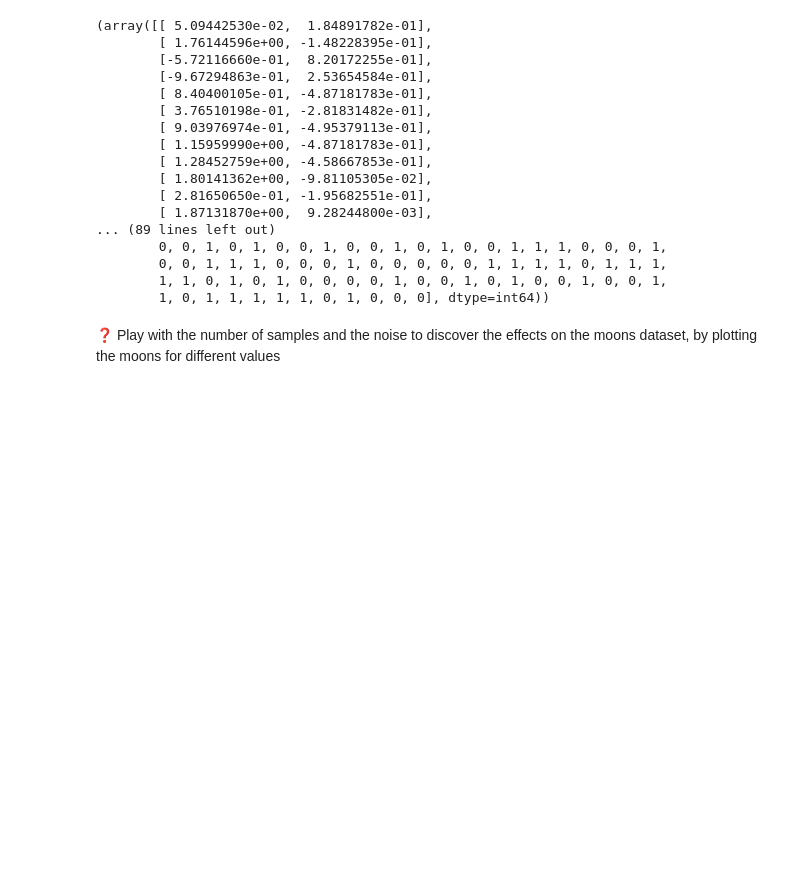
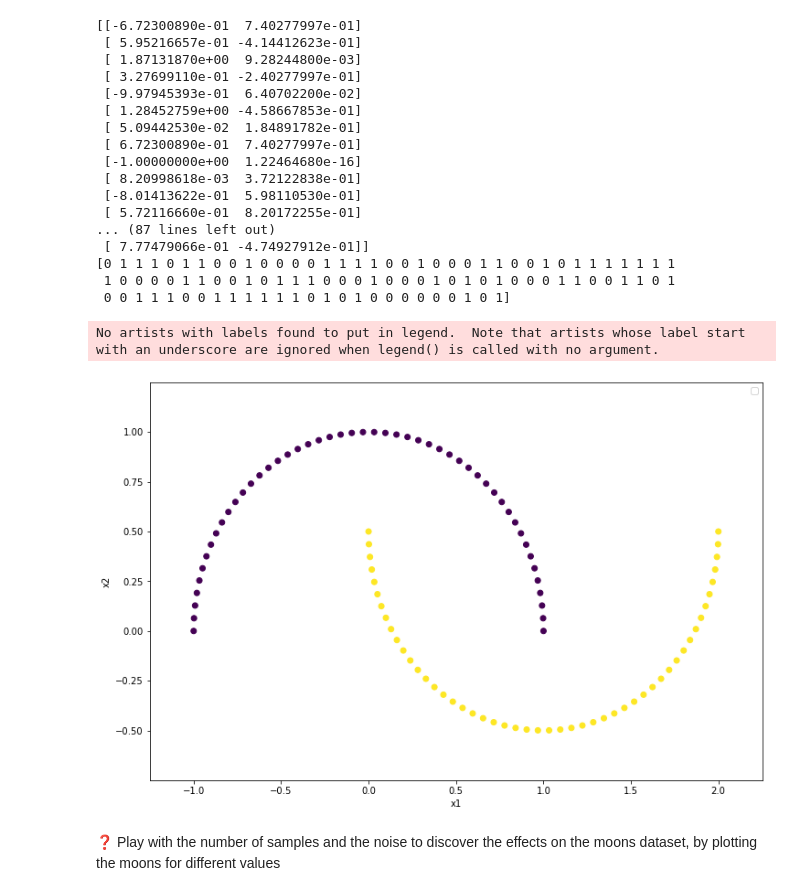
Before and after one commit to LaurenceAndraud/Deep-Learning, a Jupyter notebook: Exercice 2/your_first_neural_network.ipynb, the cells around one changed output. Drawn from its saved outputs; the diff is of its cells as text; code cells hidden in the pictures; blank space fills up the shorter version.

```diff
--- a/Exercice 2/your_first_neural_network.ipynb
+++ b/Exercice 2/your_first_neural_network.ipynb
@@ -23,29 +23,55 @@ As there are only two features, the points can be represented on a 2D-scatterplo
 Here, we will use the scikit-learn `make_moons` function [(see documentation here)](https://scikit-learn.org/stable/modules/generated/sklearn.datasets.make_moons.html) to create 2 moons that cannot be linearly separated. Each moon correspond to a class.
 # %%
 ### Data generation
+import sklearn
 from sklearn.datasets import make_moons
 import numpy as np
-sklearn.datasets.make_moons(n_samples=100, shuffle=True, noise=None, random_state=None)
+X, y = sklearn.datasets.make_moons(n_samples=100, shuffle=True, noise=None, random_state=None)
+print(X)
+print(y)
 # %% [output]
-(array([[ 5.09442530e-02,  1.84891782e-01],
-        [ 1.76144596e+00, -1.48228395e-01],
-        [-5.72116660e-01,  8.20172255e-01],
-        [-9.67294863e-01,  2.53654584e-01],
-        [ 8.40400105e-01, -4.87181783e-01],
-        [ 3.76510198e-01, -2.81831482e-01],
-        [ 9.03976974e-01, -4.95379113e-01],
-        [ 1.15959990e+00, -4.87181783e-01],
-        [ 1.28452759e+00, -4.58667853e-01],
-        [ 1.80141362e+00, -9.81105305e-02],
-        [ 2.81650650e-01, -1.95682551e-01],
-        [ 1.87131870e+00,  9.28244800e-03],
-... (89 lines left out)
-        0, 0, 1, 0, 1, 0, 0, 1, 0, 0, 1, 0, 1, 0, 0, 1, 1, 1, 0, 0, 0, 1,
-        0, 0, 1, 1, 1, 0, 0, 0, 1, 0, 0, 0, 0, 0, 1, 1, 1, 1, 0, 1, 1, 1,
-        1, 1, 0, 1, 0, 1, 0, 0, 0, 0, 1, 0, 0, 1, 0, 1, 0, 0, 1, 0, 0, 1,
-        1, 0, 1, 1, 1, 1, 1, 0, 1, 0, 0, 0], dtype=int64))
+[[-6.72300890e-01  7.40277997e-01]
+ [ 5.95216657e-01 -4.14412623e-01]
+ [ 1.87131870e+00  9.28244800e-03]
+ [ 3.27699110e-01 -2.40277997e-01]
+ [-9.97945393e-01  6.40702200e-02]
+ [ 1.28452759e+00 -4.58667853e-01]
+ [ 5.09442530e-02  1.84891782e-01]
+ [ 6.72300890e-01  7.40277997e-01]
+ [-1.00000000e+00  1.22464680e-16]
+ [ 8.20998618e-03  3.72122838e-01]
+ [-8.01413622e-01  5.98110530e-01]
+ [ 5.72116660e-01  8.20172255e-01]
+... (87 lines left out)
+ [ 7.77479066e-01 -4.74927912e-01]]
+[0 1 1 1 0 1 1 0 0 1 0 0 0 0 1 1 1 1 0 0 1 0 0 0 1 1 0 0 1 0 1 1 1 1 1 1 1
+ 1 0 0 0 0 1 1 0 0 1 0 1 1 1 0 0 0 1 0 0 0 1 0 1 0 1 0 0 0 1 1 0 0 1 1 0 1
+ 0 0 1 1 1 0 0 1 1 1 1 1 1 0 1 0 1 0 0 0 0 0 0 1 0 1]
-# %%
-### This function allows to plot the two moons
-X, y = make_moons(100, noise = 0.2)
+# %%
+### This function allows to plot the two moons
+import matplotlib.pyplot as plt
+fig_size = plt.rcParams["figure.figsize"]
+fig_size[0] = 12
+fig_size[1] = 8
+plt.rcParams["figure.figsize"] = fig_size
+
+delta = 0.25
+x1_min, x1_max = X[:, 0].min() - delta, X[:, 0].max() + delta
+x2_min, x2_max = X[:, 1].min() - delta, X[:, 1].max() + delta
+
+plt.xlim(x1_min, x1_max)
+plt.ylim(x2_min, x2_max)
+
+plt.scatter(X[:,0], X[:,1], c=y)
+
+x1_label = 'x1'
+x2_label = 'x2'
+plt.xlabel(x1_label)
+plt.ylabel(x2_label)
+plt.legend(loc = 'upper right')
+plt.show()
+# %% [output]
+No artists with labels found to put in legend.  Note that artists whose label start with an underscore are ignored when legend() is called with no argument.
+[figure, added]
 # %% [markdown]
 ❓ Play with the number of samples and the noise to discover the effects on the moons dataset, by plotting the moons for different values
```
Also changed, not shown: parts of 6 cells of this notebook.
